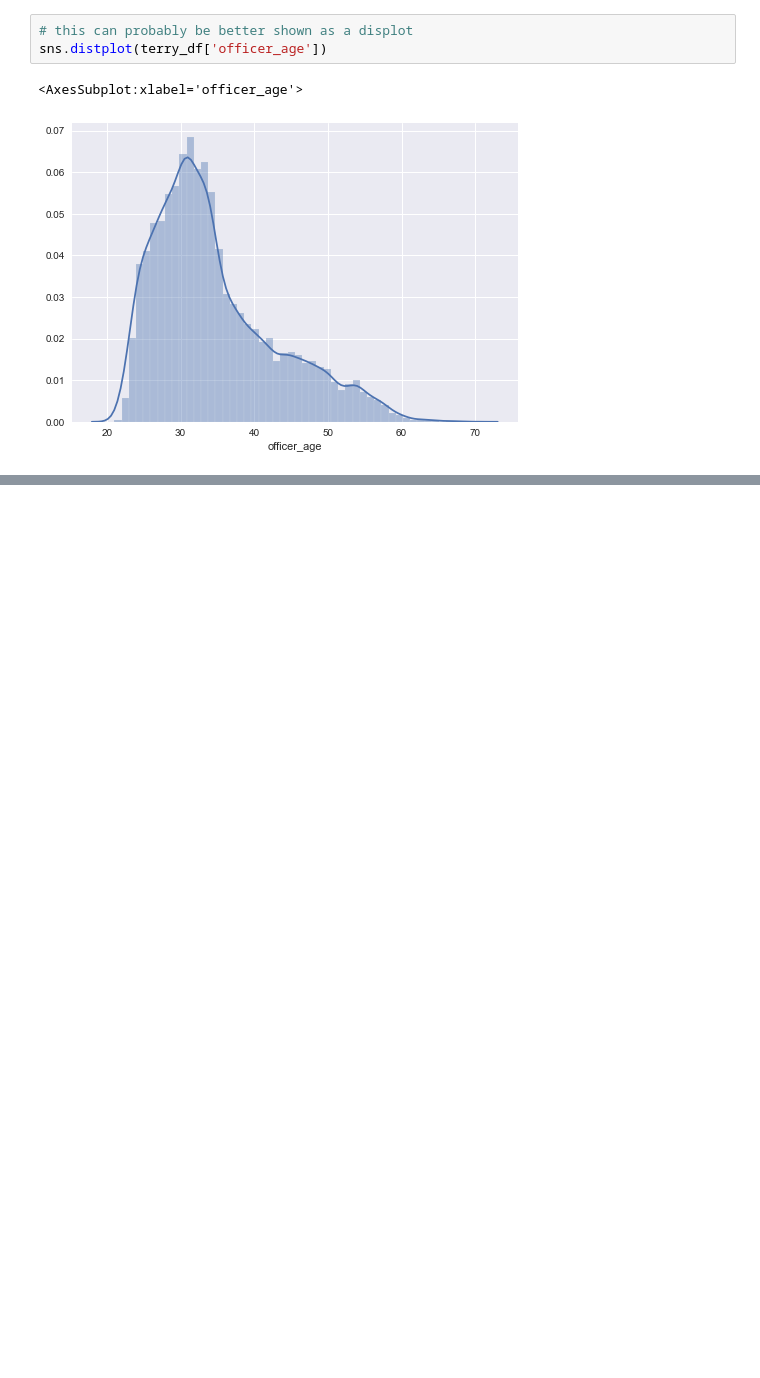
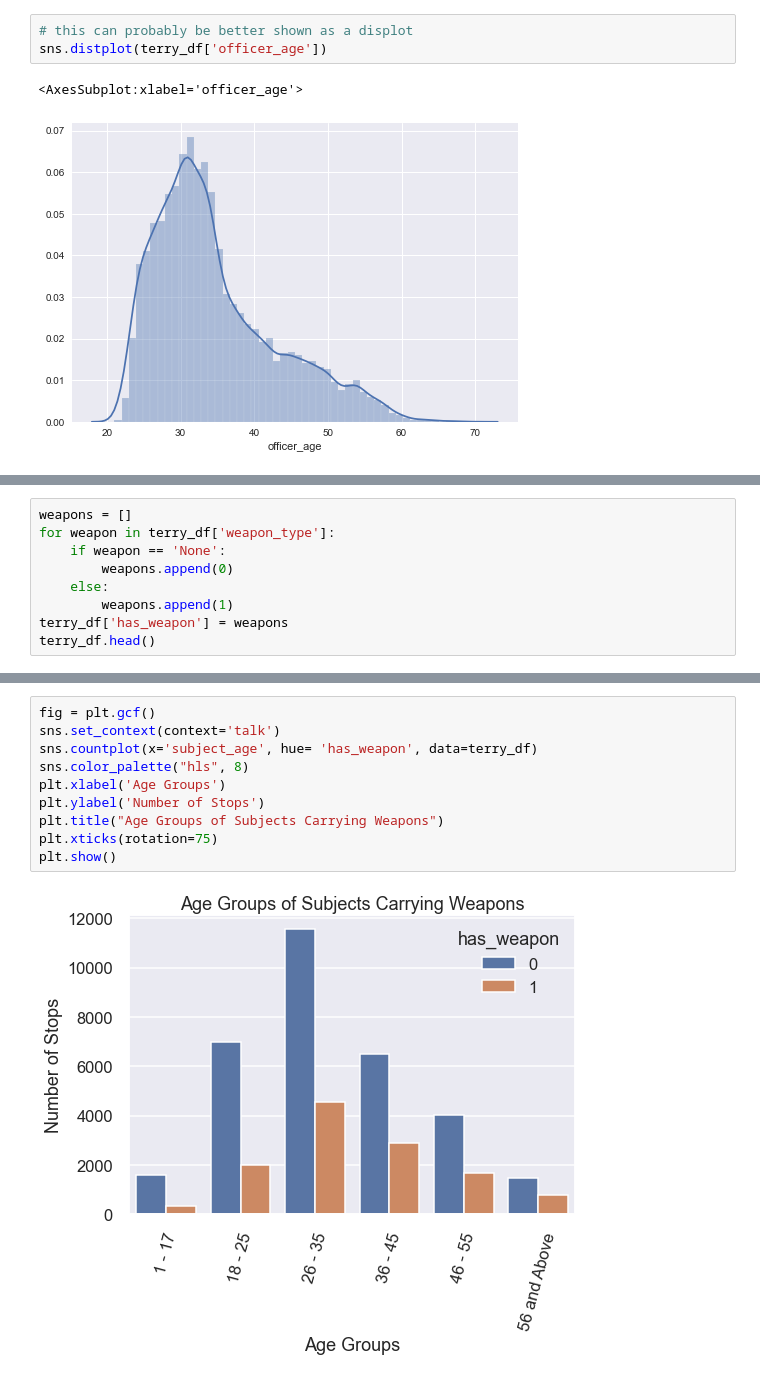
Before and after one commit to data-gab/Terry-Stops, a Jupyter notebook: notebooks/EDA.ipynb, the cells around one changed output, grey strips where cells are left out. Drawn from its saved outputs; the diff is of its cells as text; blank space fills up the shorter version.

```diff
--- a/notebooks/EDA.ipynb
+++ b/notebooks/EDA.ipynb
@@ -172,0 +203,9 @@ sns.distplot(terry_df['officer_age'])
+# %%
+weapons = []
+for weapon in terry_df['weapon_type']:
+    if weapon == 'None':
+        weapons.append(0)
+    else:
+        weapons.append(1)
+terry_df['has_weapon'] = weapons
+terry_df.head()
@@ -172,0 +220,12 @@ sns.distplot(terry_df['officer_age'])
+# %%
+fig = plt.gcf()
+sns.set_context(context='talk')
+sns.countplot(x='subject_age', hue= 'has_weapon', data=terry_df)
+sns.color_palette("hls", 8)
+plt.xlabel('Age Groups')
+plt.ylabel('Number of Stops')
+plt.title("Age Groups of Subjects Carrying Weapons")
+plt.xticks(rotation=75)
+plt.show()
+# %% [output]
+[figure, added]
```
Also changed, not shown: parts of 4 cells of this notebook, 13 other files.
